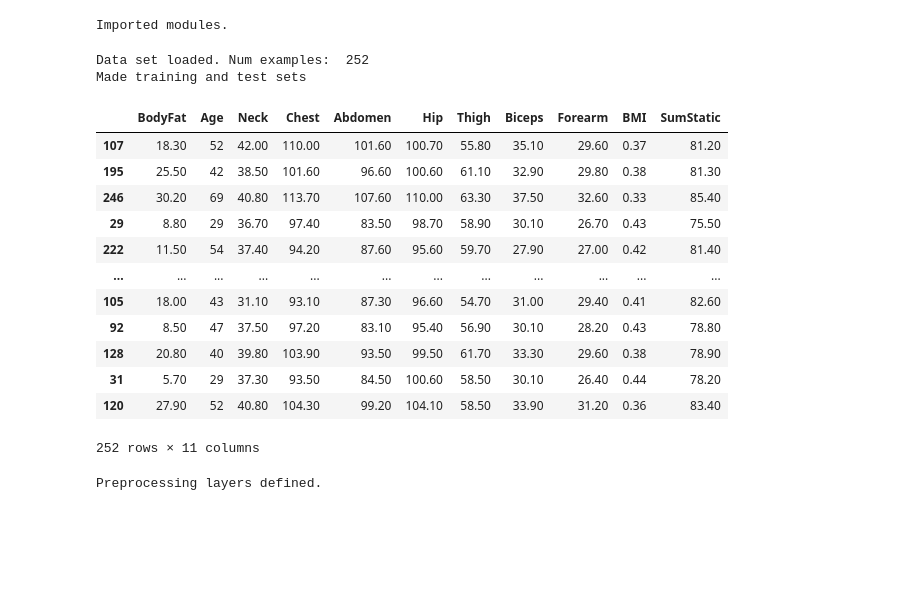
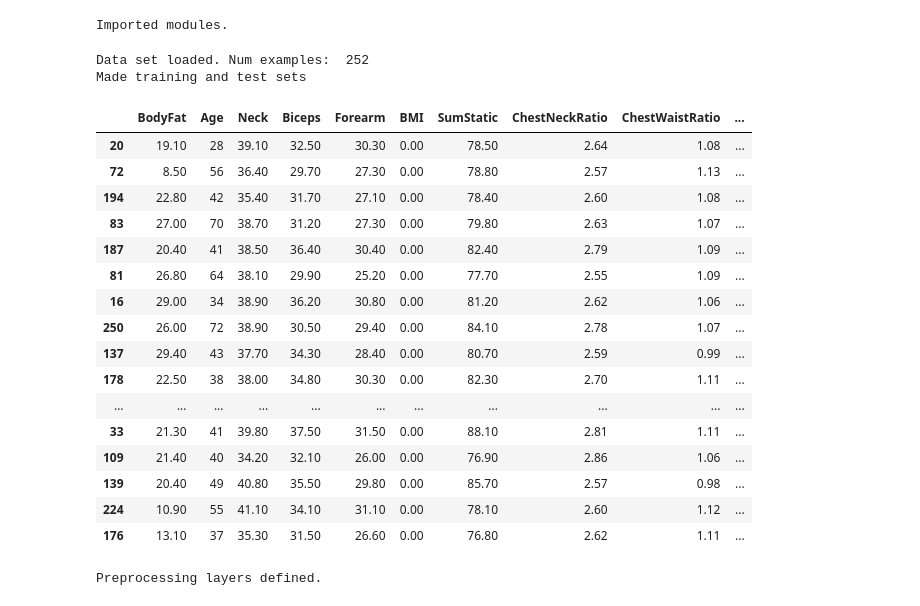
Before and after one commit to Stegi56/Body-Fat-Estimator, a Jupyter notebook: model.ipynb, the cells around one changed output. Cells and saved outputs as stored; diff of their text form; code cells hidden in the pictures; blank space fills up the shorter version.

```diff
--- a/model.ipynb
+++ b/model.ipynb
@@ -4,46 +4,57 @@ import pandas as pd
 import tensorflow as tf
 from matplotlib import pyplot as plt
 
-pd.options.display.max_rows = 10
+pd.options.display.max_rows = 300
 pd.options.display.float_format = "{:.2f}".format
 
+seed = 50
+tf.random.set_seed(seed)
+np.random.seed(seed)
+
 print("Imported modules.")
 # %% [output]
 Imported modules.
 # %%
 dataFrame = pd.read_csv("bodyfat.csv")
 dataFrame = dataFrame.reindex(np.random.permutation(dataFrame.index))
 
 #add bmi feature cross
-dataFrame['BMI'] = dataFrame['Height'] / dataFrame['Weight']
+dataFrame['BMI'] = dataFrame['Height'] / (dataFrame['Weight'] * dataFrame['Weight'])
 dataFrame['SumStatic'] = dataFrame['Ankle'] + dataFrame['Knee'] + dataFrame['Wrist']
+dataFrame['ChestNeckRatio'] = dataFrame['Chest'] / dataFrame['Neck']
+dataFrame['ChestWaistRatio'] = dataFrame['Chest'] / dataFrame['Abdomen']
+dataFrame['HipThighRatio'] = dataFrame['Hip'] / dataFrame['Thigh']
 
-dataFrame = dataFrame.drop(columns=['Density', 'Height', 'Weight', 'Ankle', 'Knee', 'Wrist'])
+dataFrame = dataFrame.drop(columns=['Density', 'Height', 'Weight', 'Ankle', 'Knee', 'Wrist','Abdomen','Chest','Hip','Thigh'])
 
 print("Data set loaded. Num examples: ", len(dataFrame))
 
 trainDF = dataFrame.sample(frac = 0.8)
 testDF = dataFrame.drop(trainDF.index)
 
 print("Made training and test sets")
 
 dataFrame
 # %% [output]
 Data set loaded. Num examples:  252
 Made training and test sets
-|  | BodyFat | Age | Neck | Chest | Abdomen | Hip | Thigh | Biceps | Forearm | BMI | SumStatic |
-| 107 | 18.30 | 52 | 42.00 | 110.00 | 101.60 | 100.70 | 55.80 | 35.10 | 29.60 | 0.37 | 81.20 |
-| 195 | 25.50 | 42 | 38.50 | 101.60 | 96.60 | 100.60 | 61.10 | 32.90 | 29.80 | 0.38 | 81.30 |
-| 246 | 30.20 | 69 | 40.80 | 113.70 | 107.60 | 110.00 | 63.30 | 37.50 | 32.60 | 0.33 | 85.40 |
-| 29 | 8.80 | 29 | 36.70 | 97.40 | 83.50 | 98.70 | 58.90 | 30.10 | 26.70 | 0.43 | 75.50 |
-| 222 | 11.50 | 54 | 37.40 | 94.20 | 87.60 | 95.60 | 59.70 | 27.90 | 27.00 | 0.42 | 81.40 |
-| ... | ... | ... | ... | ... | ... | ... | ... | ... | ... | ... | ... |
-| 105 | 18.00 | 43 | 31.10 | 93.10 | 87.30 | 96.60 | 54.70 | 31.00 | 29.40 | 0.41 | 82.60 |
-| 92 | 8.50 | 47 | 37.50 | 97.20 | 83.10 | 95.40 | 56.90 | 30.10 | 28.20 | 0.43 | 78.80 |
-| 128 | 20.80 | 40 | 39.80 | 103.90 | 93.50 | 99.50 | 61.70 | 33.30 | 29.60 | 0.38 | 78.90 |
-| 31 | 5.70 | 29 | 37.30 | 93.50 | 84.50 | 100.60 | 58.50 | 30.10 | 26.40 | 0.44 | 78.20 |
-| 120 | 27.90 | 52 | 40.80 | 104.30 | 99.20 | 104.10 | 58.50 | 33.90 | 31.20 | 0.36 | 83.40 |
+|  | BodyFat | Age | Neck | Biceps | Forearm | BMI | SumStatic | ChestNeckRatio | ChestWaistRatio | ... |
+| 20 | 19.10 | 28 | 39.10 | 32.50 | 30.30 | 0.00 | 78.50 | 2.64 | 1.08 | ... |
+| 72 | 8.50 | 56 | 36.40 | 29.70 | 27.30 | 0.00 | 78.80 | 2.57 | 1.13 | ... |
+| 194 | 22.80 | 42 | 35.40 | 31.70 | 27.10 | 0.00 | 78.40 | 2.60 | 1.08 | ... |
+| 83 | 27.00 | 70 | 38.70 | 31.20 | 27.30 | 0.00 | 79.80 | 2.63 | 1.07 | ... |
+| 187 | 20.40 | 41 | 38.50 | 36.40 | 30.40 | 0.00 | 82.40 | 2.79 | 1.09 | ... |
+| 81 | 26.80 | 64 | 38.10 | 29.90 | 25.20 | 0.00 | 77.70 | 2.55 | 1.09 | ... |
+| 16 | 29.00 | 34 | 38.90 | 36.20 | 30.80 | 0.00 | 81.20 | 2.62 | 1.06 | ... |
+| 250 | 26.00 | 72 | 38.90 | 30.50 | 29.40 | 0.00 | 84.10 | 2.78 | 1.07 | ... |
+| 137 | 29.40 | 43 | 37.70 | 34.30 | 28.40 | 0.00 | 80.70 | 2.59 | 0.99 | ... |
+| 178 | 22.50 | 38 | 38.00 | 34.80 | 30.30 | 0.00 | 82.30 | 2.70 | 1.11 | ... |
+| ... | ... | ... | ... | ... | ... | ... | ... | ... | ... | ... |
+| 33 | 21.30 | 41 | 39.80 | 37.50 | 31.50 | 0.00 | 88.10 | 2.81 | 1.11 | ... |
+| 109 | 21.40 | 40 | 34.20 | 32.10 | 26.00 | 0.00 | 76.90 | 2.86 | 1.06 | ... |
+| 139 | 20.40 | 49 | 40.80 | 35.50 | 29.80 | 0.00 | 85.70 | 2.57 | 0.98 | ... |
+| 224 | 10.90 | 55 | 41.10 | 34.10 | 31.10 | 0.00 | 78.10 | 2.60 | 1.12 | ... |
+| 176 | 13.10 | 37 | 35.30 | 31.50 | 26.60 | 0.00 | 76.80 | 2.62 | 1.11 | ... |
-252 rows × 11 columns
 # %%
 # Keras Input tensors of float values.
 inputs = {
```
Also changed, not shown: parts of 4 cells of this notebook.
